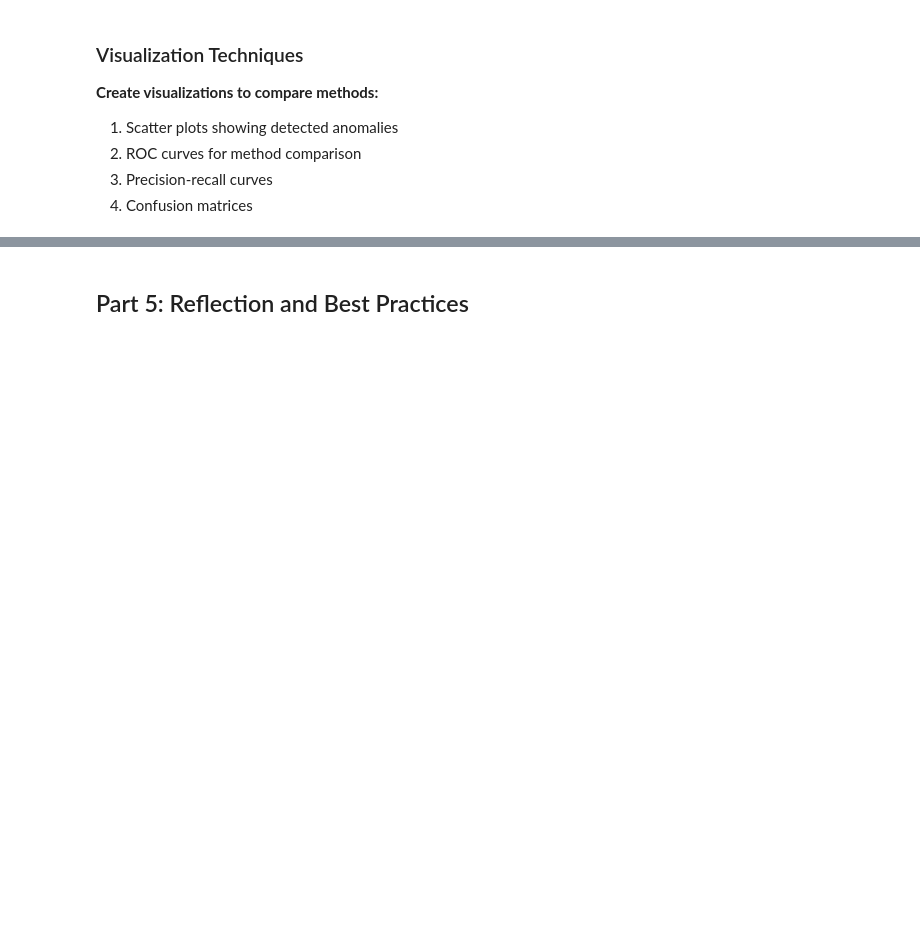
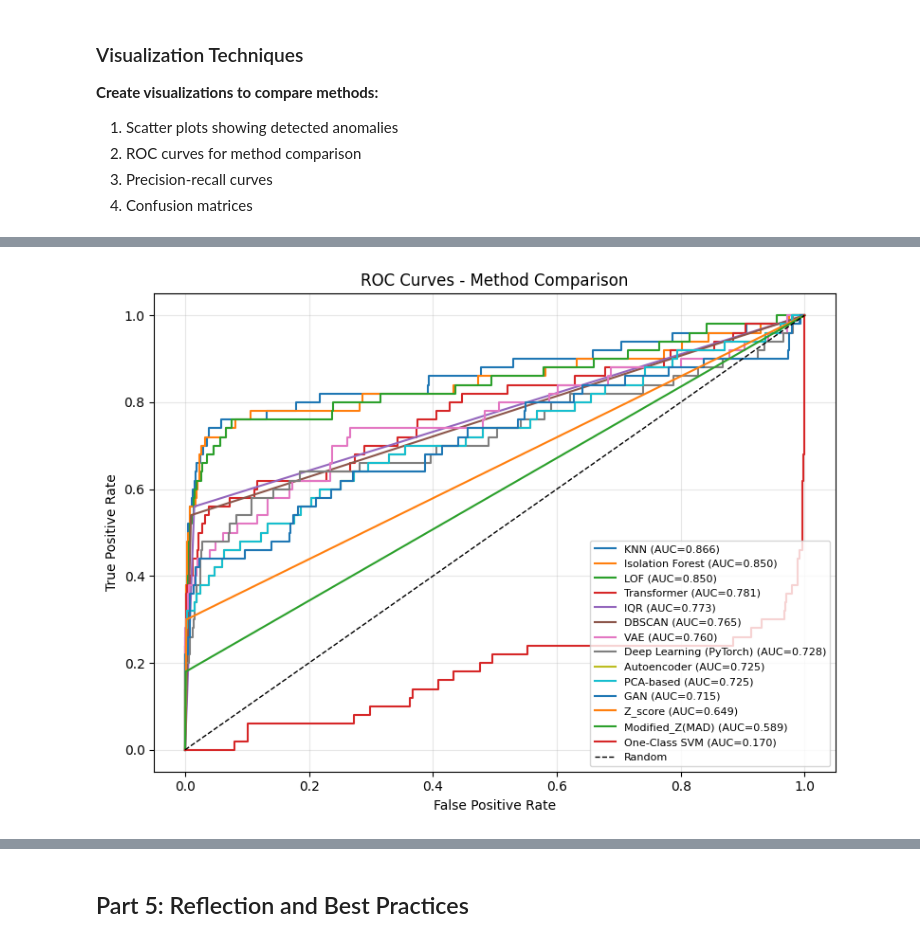
Before and after one commit to NickDulvy/aida-lab-my-work, a Jupyter notebook: module-04/4_1_detecting_anomalies_with_ai.ipynb, the cells around one changed output, grey strips where cells are left out. Saved outputs shown, nothing was run; the diff lists cells and outputs as text; code cells hidden in the pictures; blank space fills up the shorter version.

```diff
--- a/module-04/4_1_detecting_anomalies_with_ai.ipynb
+++ b/module-04/4_1_detecting_anomalies_with_ai.ipynb
@@ -515,0 +1046,50 @@ plt.show()
+# %%
+# 2. ROC curves for method comparison
+from sklearn.metrics import roc_curve, auc
+
+y_true = df['is_anomaly'].astype(int).to_numpy()
+
+# Build anomaly scores (higher = more anomalous). Use binary preds where no scores available.
+def get_scores(name, pred):
+    pred = np.asarray(pred).astype(float)
+    try:
+        if name == "Isolation Forest":
+            return -iso_forest.decision_function(df[['feature_1', 'feature_2']]).flatten()
+        elif name == "LOF": return -lof.negative_outlier_factor_.flatten()
+        elif name == "One-Class SVM":
+            Xs = StandardScaler().fit_transform(df[['feature_1', 'feature_2']].values)
+            return oc_svm.decision_function(Xs).flatten()
+        elif name == "KNN": return mean_distances
+        elif name == "Autoencoder": return reconstruction_error
+        elif name == "Deep Learning (PyTorch)": return dl_reconstruction_error
+        elif name == "PCA-based": return pca_reconstruction_error
+        elif name == "VAE": return mse_per
+        elif name == "GAN": return dists
+        elif name == "Transformer": return transformer_error
+    except NameError:
+        pass
+    return pred
+
+# Compute AUC for each method, sort by AUC descending (best first)
+method_aucs = []
+for name in all_methods:
+    pred = all_methods[name]
+    scores = get_scores(name, pred)
+    fpr, tpr, _ = roc_curve(y_true, scores)
+    roc_auc = auc(fpr, tpr)
+    method_aucs.append((name, fpr, tpr, roc_auc))
+method_aucs.sort(key=lambda x: x[3], reverse=True)
+
+fig, ax = plt.subplots(figsize=(8, 6))
+for name, fpr, tpr, roc_auc in method_aucs:
+    ax.plot(fpr, tpr, lw=1.5, label=f'{name} (AUC={roc_auc:.3f})')
+ax.plot([0, 1], [0, 1], 'k--', lw=1, label='Random')
+ax.set_xlabel('False Positive Rate')
+ax.set_ylabel('True Positive Rate')
+ax.set_title('ROC Curves - Method Comparison')
+ax.legend(loc='lower right', fontsize=8)
+ax.grid(True, alpha=0.3)
+plt.tight_layout()
+plt.show()
+# %% [output]
+[figure, added]
```
Also changed, not shown: parts of 17 cells of this notebook.
